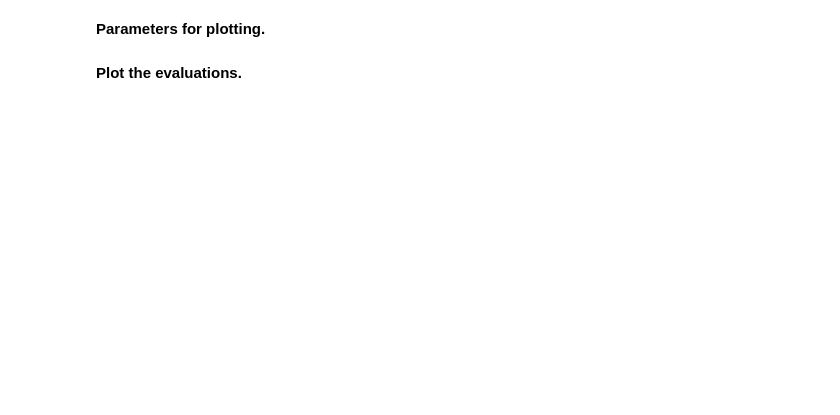
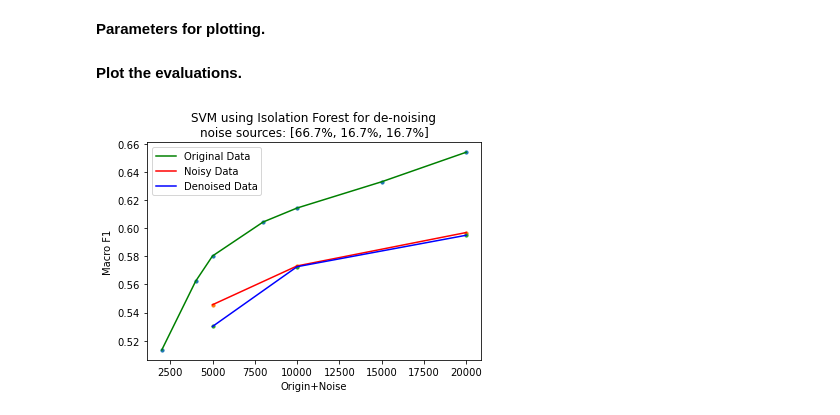
Before and after one commit to pnpdb/CS522-Project, a Jupyter notebook: doSVM.ipynb, the cells around one changed output. Cells and saved outputs as stored; diff of their text form; code cells hidden in the pictures; blank space fills up the shorter version.

```diff
--- a/doSVM.ipynb
+++ b/doSVM.ipynb
@@ -160,22 +230,29 @@ expriment_no    = 1
 print("-------------- No noisy training sets ----------")
 for size in [2000, 4000, 5000, 8000, 10000, 15000, 20000]:
     # Get a training set without noisy data
-    X_train, y_train = dc.get_train(size, train_distribution)
-
-    print("* Training set size: %d samples" % (len(y_train)))
-    data_center.print_distribution("  Sentiments", y_train)
+    train_df = dc.get_train_df(size, train_distribution)
+    print("*%2d> Training set size: %d samples" % (expriment_no, len(train_df)))
+    data_center.print_distribution("  Sentiments", train_df['sentiment'])
 
     # Do an experiment
-    dfResult = do_experiment(X_train, y_train, X_test, y_test)
+    dfResult = do_experiment(train_df, test_df)
     Ev.add_evaluation(dfResult, size, 0, "-",
-                              data_center.calc_distribution_str(y_train, 'sentiment', [0,1,2,3]),
-                              "-", expriment_no
-                              )
+                      data_center.calc_distribution_str(train_df['sentiment'], 'sentiment', [0,1,2,3]),
+                      "-", expriment_no
+                     )
     expriment_no += 1
 
 print("-------------- Noisy training sets -------------")
 # The noise source distribution of the whole noisy data.
 dc.print_noise_source_distribution("General noise source distribution")
+
+do_experiment_denoise  = None
+for denoise_name, v in denoising_method.items():
+    if v[1] == True:
+        do_experiment_denoise = v[0]
+        break
+if do_experiment_denoise is None:
+    print("No denoising function selected.")
 
 lstSizes = [(4000, 1000), (8000, 2000), (15000, 5000)]
 for size in lstSizes:
@@ -184,24 +261,29 @@ for size in lstSizes:
     X_train, y_train = data_center.Xy(train_df)
     X_noisy          = train_df[train_df['noise'] != 0]
 
-    print("* Noisy training set size: %d samples (%d original, %d noisy)" % (len(y_train), size[0], size[1]))
-    data_center.print_distribution("  Sentiments", y_train)
+    print("*%2d> Noisy training set size: %d samples (%d original, %d noisy)"
+          % (expriment_no, len(train_df), size[0], size[1]))
+    data_center.print_distribution("  Sentiments", train_df['sentiment'])
     dc.print_noise_source_distribution("  Noise sources")
 
     # Do an experiment without de-noising
     print("  Before de-noising:")
-    dfResult = do_experiment(X_train, y_train, X_test, y_test)
+    dfResult = do_experiment(train_df, test_df)
     Ev.add_evaluation(dfResult, size[0], size[1], "N",
-                            data_center.calc_distribution_str(y_train, 'sentiment', [0,1,2,3]),
+                            data_center.calc_distribution_str(train_df['sentiment'], 'sentiment', [0,1,2,3]),
                             data_center.calc_distribution_str(X_noisy, 'noise', [1,2,3]),
                             expriment_no
                             )
 
     # Do an experiment with de-noising
+    if do_experiment_denoise is None:
+        continue
+
     print("  After de-noising:")
-    dfResult = do_experiment_denoise(X_train, y_train, X_test, y_test)
+    dfResult, _ = do_experiment_denoise(train_df, test_df)
+
     Ev.add_evaluation(dfResult, size[0], size[1], "Y",
-                            data_center.calc_distribution_str(y_train, 'sentiment', [0,1,2,3]),
+                            data_center.calc_distribution_str(train_df['sentiment'], 'sentiment', [0,1,2,3]),
                             data_center.calc_distribution_str(X_noisy, 'noise', [1,2,3]),
                             expriment_no + len(lstSizes)
                             )
@@ -244,4 +353,8 @@ lines = { # each item: name, filter
 **Plot the evaluations.**
 # %%
 Ev.plot(xValue = xValue, yValue = yValue, lines = lines,
-        title = 'SVM using confident learning for de-noising')
+        title = 'SVM using %s for de-noising' % denoise_name,
+        subtitle = data_center.distribution2str(
+            "noise sources: ", dc.get_noise_source_distribution(), 3))
+# %% [output]
+[figure, added]
```
Also changed, not shown: parts of 13 cells of this notebook, 3 other files.
